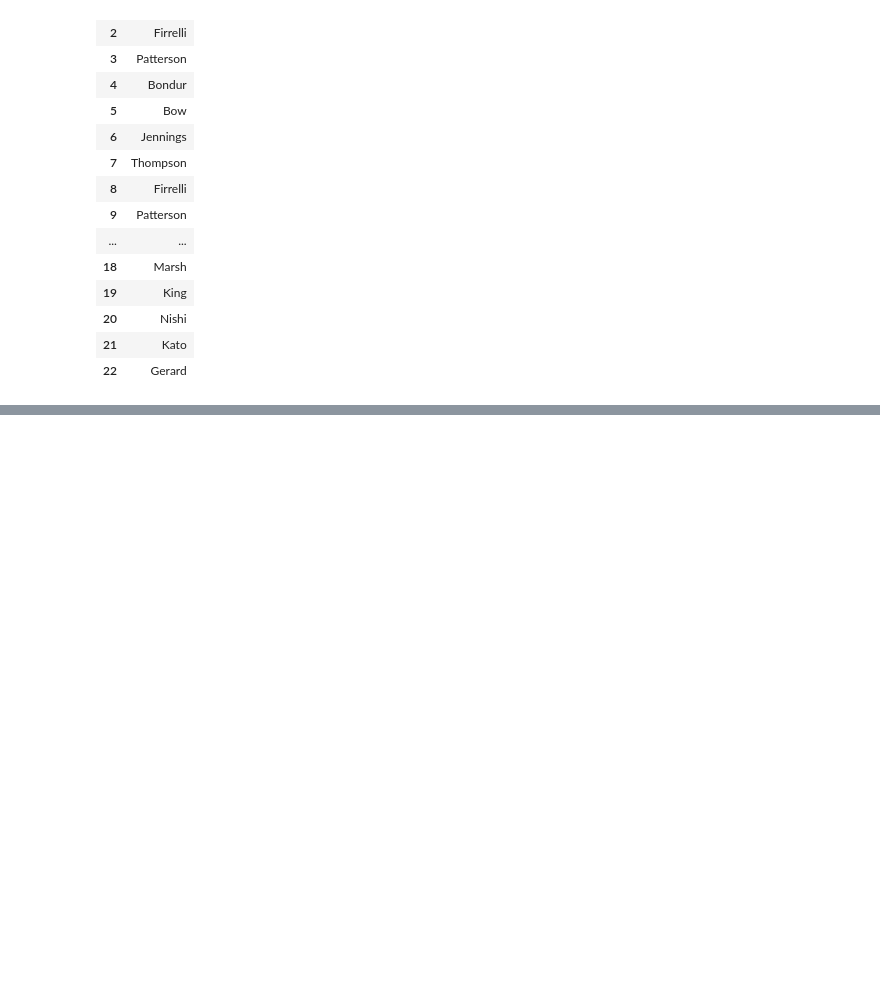
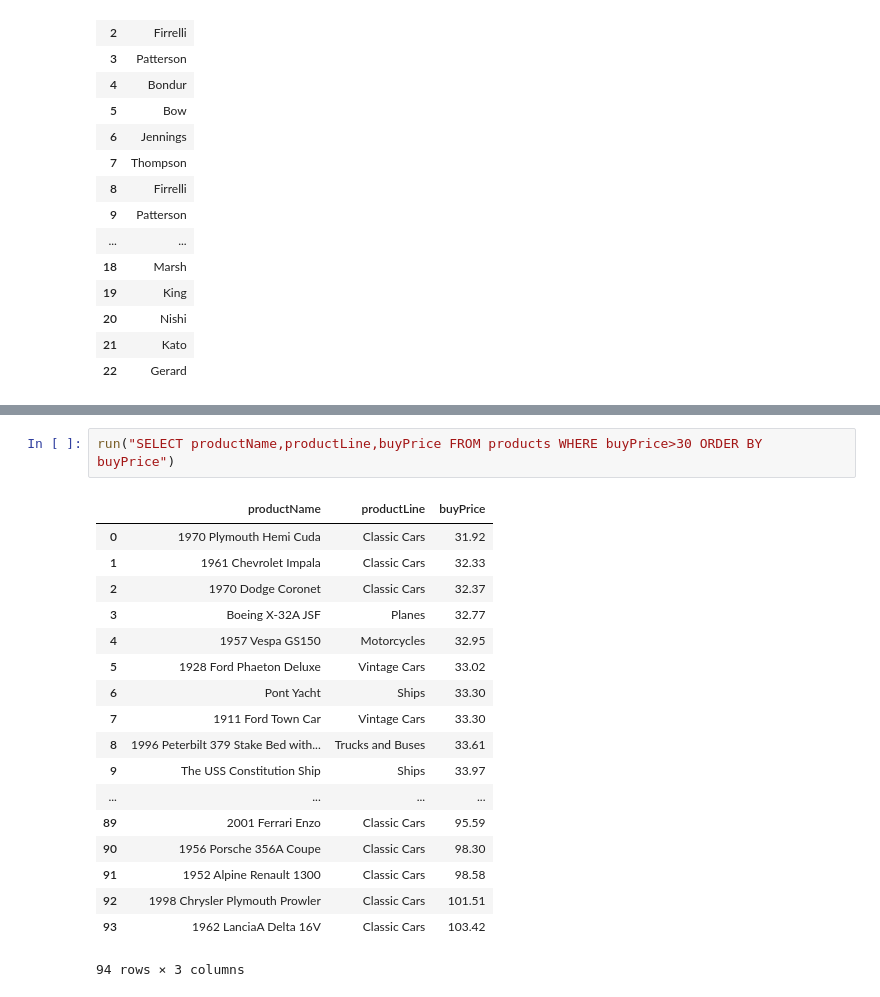
Before and after one commit to saiful873/digital-talent, a Jupyter notebook: Latihan SQL.ipynb, the cells around one changed output, grey strips where cells are left out. Drawn from its saved outputs; the diff is of its cells as text; blank space fills up the shorter version.

```diff
--- a/Latihan SQL.ipynb
+++ b/Latihan SQL.ipynb
@@ -180,0 +336,21 @@ run("SELECT DISTINCT firstname, lastName FROM employees")
+# %%
+run("SELECT productName,productLine,buyPrice FROM products WHERE buyPrice>30 ORDER BY buyPrice")
+# %% [output]
+|  | productName | productLine | buyPrice |
+| 0 | 1970 Plymouth Hemi Cuda | Classic Cars | 31.92 |
+| 1 | 1961 Chevrolet Impala | Classic Cars | 32.33 |
+| 2 | 1970 Dodge Coronet | Classic Cars | 32.37 |
+| 3 | Boeing X-32A JSF | Planes | 32.77 |
+| 4 | 1957 Vespa GS150 | Motorcycles | 32.95 |
+| 5 | 1928 Ford Phaeton Deluxe | Vintage Cars | 33.02 |
+| 6 | Pont Yacht | Ships | 33.30 |
+| 7 | 1911 Ford Town Car | Vintage Cars | 33.30 |
+| 8 | 1996 Peterbilt 379 Stake Bed with... | Trucks and Buses | 33.61 |
+| 9 | The USS Constitution Ship | Ships | 33.97 |
+| ... | ... | ... | ... |
+| 89 | 2001 Ferrari Enzo | Classic Cars | 95.59 |
+| 90 | 1956 Porsche 356A Coupe | Classic Cars | 98.30 |
+| 91 | 1952 Alpine Renault 1300 | Classic Cars | 98.58 |
+| 92 | 1998 Chrysler Plymouth Prowler | Classic Cars | 101.51 |
+| 93 | 1962 LanciaA Delta 16V | Classic Cars | 103.42 |
+94 rows × 3 columns
```
Also changed, not shown: parts of 29 cells of this notebook.
